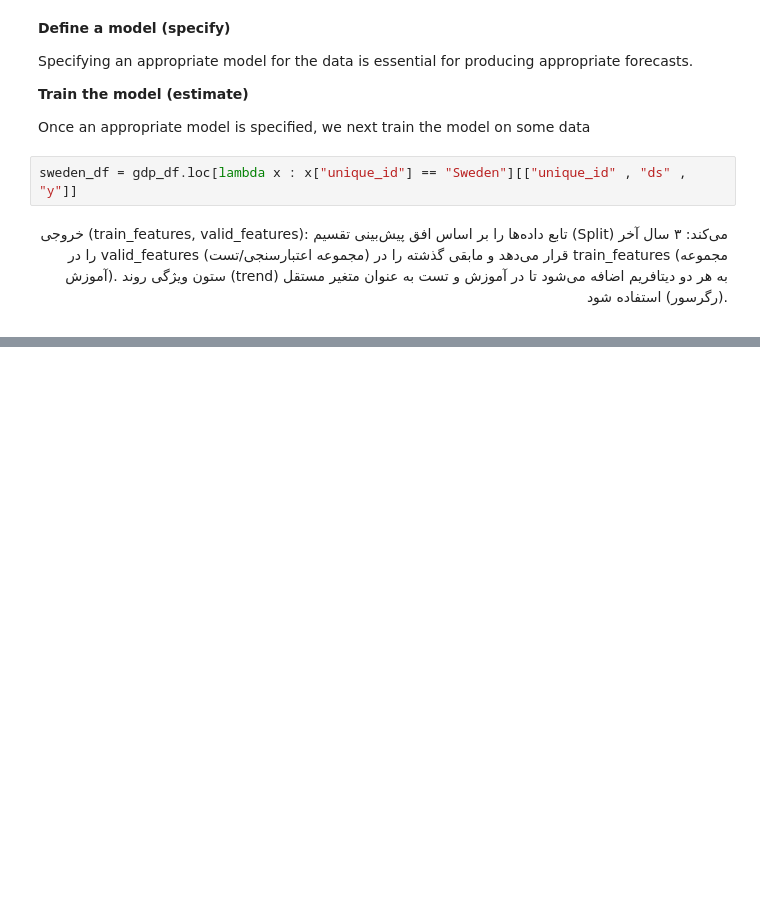
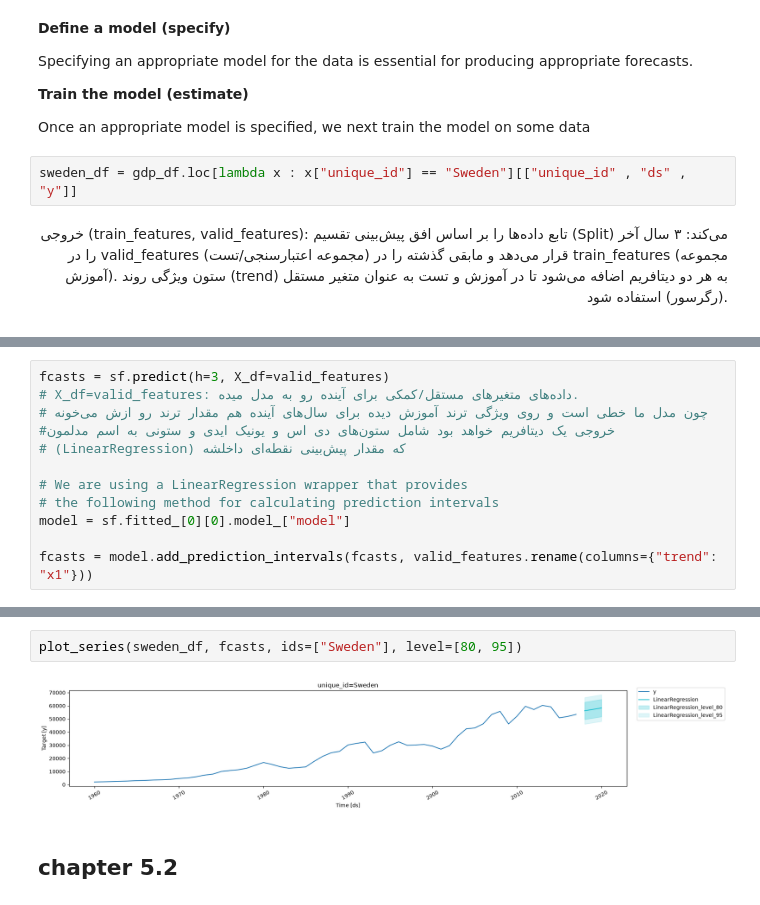
Before and after one commit to Minajamfum/forecasting, a Jupyter notebook: chapter5.ipynb, the cells around one changed output, grey strips where cells are left out. Saved outputs shown, nothing was run; the diff lists cells and outputs as text; blank space fills up the shorter version.

Commit message:
chapter 5.2

```diff
--- a/chapter5.ipynb
+++ b/chapter5.ipynb
@@ -91,0 +99,12 @@ Once a model has been fitted, it is important to check how well it has performed
+# %%
+fcasts = sf.predict(h=3, X_df=valid_features)
+# X_df=valid_features: داده‌های متغیرهای مستقل/کمکی برای آینده رو به مدل میده.
+# چون مدل ما خطی است و روی ویژگی ترند آموزش دیده برای سال‌های آینده هم مقدار ترند رو ازش می‌خونه
+#خروجی یک دیتافریم خواهد بود شامل ستون‌های دی اس و یونیک ایدی و ستونی به اسم مدلمون
+# (LinearRegression) که مقدار پیش‌بینی نقطه‌ای داخلشه
+
+# We are using a LinearRegression wrapper that provides
+# the following method for calculating prediction intervals
+model = sf.fitted_[0][0].model_["model"]
+
+fcasts = model.add_prediction_intervals(fcasts, valid_features.rename(columns={"trend": "x1"}))
@@ -91,0 +136,6 @@ Once a model has been fitted, it is important to check how well it has performed
+# %%
+plot_series(sweden_df, fcasts, ids=["Sweden"], level=[80, 95])
+# %% [output]
+[figure, added]
+# %% [markdown]
+## chapter 5.2
```
Also changed, not shown: parts of 14 cells of this notebook, 1 other file.
